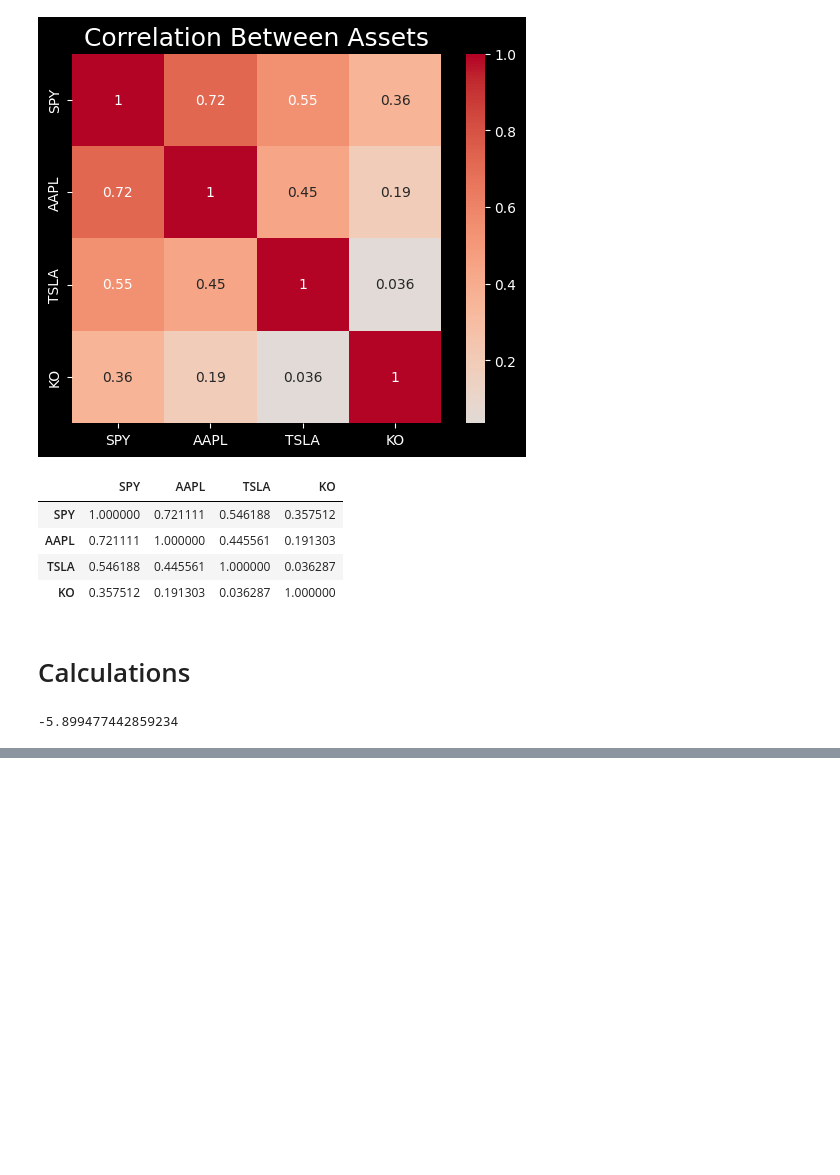
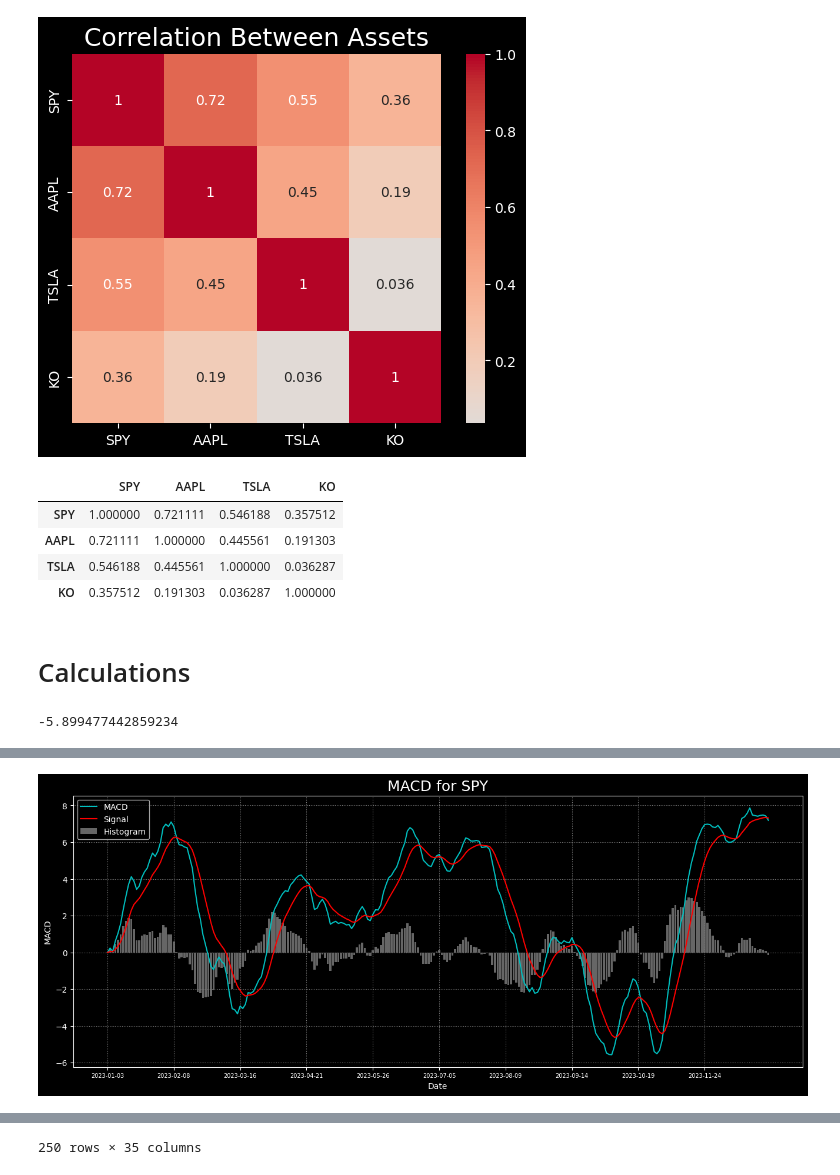
Before and after one commit to AndryADSM/Asset-Analyzer, a Jupyter notebook: asset_analyzer.ipynb, the cells around one changed output, grey strips where cells are left out. Cells and saved outputs as stored; diff of their text form; code cells hidden in the pictures; blank space fills up the shorter version.

```diff
--- a/asset_analyzer.ipynb
+++ b/asset_analyzer.ipynb
@@ -1558,3 +1557,79 @@ data_with_calcs
 | 2023-12-28 | 476.880005 | 477.549988 | 476.260010 | 476.690002 | 475.213501 | 77158100 | 194.139999 | 194.660004 | 193.169998 | 193.580002 | ... | ... |
 | 2023-12-29 | 476.489990 | 477.029999 | 473.299988 | 475.309998 | 473.837769 | 122234100 | 193.899994 | 194.399994 | 191.729996 | 192.529999 | ... | ... |
 250 rows × 30 columns
+# %%
+def calc_macd(
+        data:   pd.DataFrame,
+        ticker: str,
+        start:  str | None = None,
+        end:    str | None = None,
+        *,
+        use_price:     str  = 'Close',
+        short_window:  int  = 12,
+        long_window:   int  = 26,
+        signal_window: int  = 9,
+        add_col:       bool = True,
+        plot:          bool = True,
+        style:         str  = 'dark_background',
+        figsize:       tuple[int] | None = None
+) -> pd.DataFrame:
+    """
+        Docs
+    """
+
+    data_to_use = data.loc[start:end][ticker][use_price]
+
+    short_ema = data_to_use.ewm(span=short_window, adjust=False).mean()
+    long_ema = data_to_use.ewm(span=long_window, adjust=False).mean()
+    macd = short_ema - long_ema
+    signal = macd.ewm(span=signal_window, adjust=False).mean()
+    macd_histogram = macd - signal
+
+    # Prepare data to be returned
+    df = pd.DataFrame()
+    df[f'EMA{short_window}'] = short_ema
+    df[f'EMA{long_window}'] = long_ema
+    df['MACD'] = macd
+    df[f'Signal{signal_window}'] = signal
+    df['MACD_Histogram'] = macd_histogram
+
+    if add_col:
+        df.columns = pd.MultiIndex.from_product([[f'Calcs {ticker}'], df.columns])
+        df = pd.concat([data, df], axis=1)
+
+    if plot:
+        # Prepate data to plot
+        date_format = '%Y-%m-%d'
+        if macd.index.name == 'Datetime':
+            date_format = '%Y-%m-%d %H:%M'
+        macd.index = macd.index.strftime(date_format)
+        signal.index = signal.index.strftime(date_format)
+
+        if figsize is None:
+            figsize = (16, 6)
+
+        # Plot
+        with plt.style.context(style):
+            plt.figure(figsize=figsize)
+            plt.title(f'MACD for {ticker}', size=18)
+
+            plt.plot(macd, label='MACD', color='c')
+            plt.plot(signal, label='Signal', color='r')
+            plt.bar(macd.index, macd_histogram,
+                    label='Histogram', color='gray', alpha=0.8)
+
+            plt.grid(which='major', color='grey', zorder=0, linestyle=':')
+            plt.xticks(np.arange(len(macd),
+                                step=max(len(macd) // 10, 1)),
+                       size=7)
+            plt.legend()
+            plt.xlabel('Date')
+            plt.ylabel('MACD')
+            plt.show()
+
+    return df
+
+data_with_calcs = calc_macd(data_with_calcs, 'SPY')
+data_with_calcs
+# %% [output]
+[figure, added]
@@ -1560,0 +1650 @@ data_with_calcs
+250 rows × 35 columns
```
Also changed, not shown: parts of 7 cells of this notebook.
